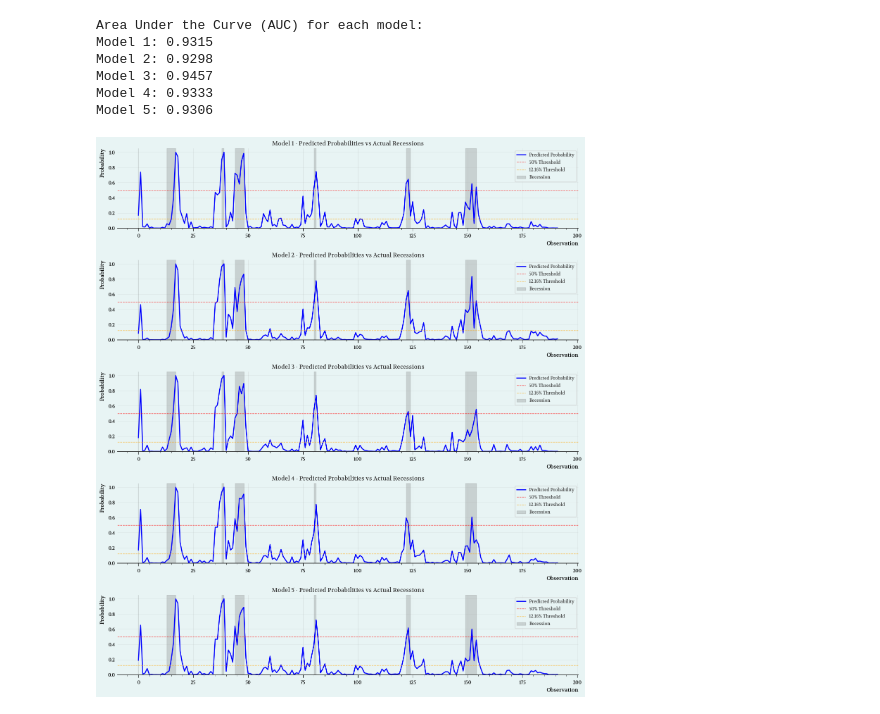
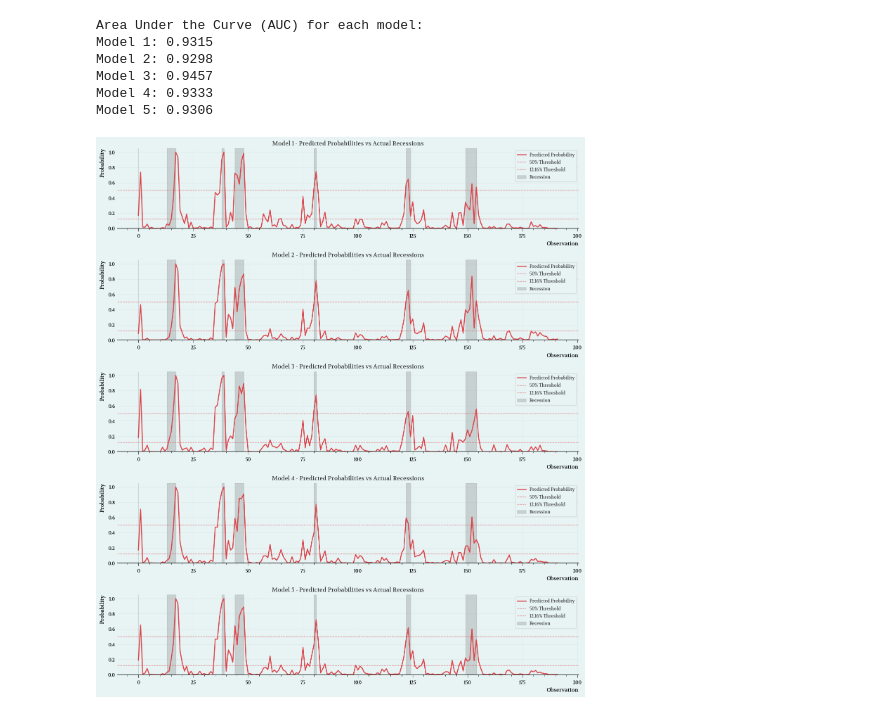
Before and after one commit to ignaciomacan/project3, a Jupyter notebook: josh_section3.ipynb, the cells around one changed output. Drawn from its saved outputs; the diff is of its cells as text; code cells hidden in the pictures.

```diff
--- a/josh_section3.ipynb
+++ b/josh_section3.ipynb
@@ -193,22 +178,3 @@ INVR          -19.8153      9.253     -2.141      0.032     -37.951      -1.679
 HP_change      -0.3634      0.195     -1.861      0.063      -0.746       0.019
 TOBQ            0.0797      0.494      0.161      0.872      -0.889       1.049
 ===============================================================================
-# %%
-coef_dict = {}
-
-for i, model in enumerate([model1, model2, model3, model4, model5],
-                          start=1):
-    coef_dict[f'Model {i}'] = model.params
-
-coef_table = pd.DataFrame(coef_dict)
-
-if 'Intercept' in coef_table.index:
-    coef_table = coef_table.rename(index={'Intercept': 'Constant'})
-
-order = ['CGDP_change', 'CPIR', 'MA', 'INVR', 'HP_change',
-         'IR_change', 'ROP', 'IROR', 'LSOI_change', 'TOBQ',
-         'Constant']
-ordered_index = [var for var in order if var in coef_table.index]
-coef_table = coef_table.reindex(ordered_index)
-
-coef_table
@@ -357,0 +181,12 @@ final_table
+# %%
+X = 'CGDP_change + CPIR + MA + INVR + HP_change'
+
+model1 = smf.probit(f'R ~ {X} + IR_change', df).fit(data=df, disp=0)
+
+model2 = smf.probit(f'R ~ {X} + ROP', df).fit(data=df, disp=0)
+
+model3 = smf.probit(f'R ~ {X} + IROR', df).fit(data=df, disp=0)
+
+model4 = smf.probit(f'R ~ {X} + LSOI_change', df).fit(data=df, disp=0)
+
+model5 = smf.probit(f'R ~ {X} + TOBQ', df).fit(data=df, disp=0)
@@ -419,11 +415,11 @@ for idx, (model, name) in enumerate(zip(models, model_names)):
 
     x = np.arange(len(predictions))
 
-    axes[idx].plot(x, predictions, color='blue', linewidth=2,
+    axes[idx].plot(x, predictions, linewidth=2,
                    label='Predicted Probability')
-    axes[idx].axhline(y=0.5, color='red', linestyle='--',
+    axes[idx].axhline(y=0.5, linestyle='--',
                      linewidth=1, alpha=0.7, label='50% Threshold')
-    axes[idx].axhline(y=0.1216, color='orange', linestyle='--',
+    axes[idx].axhline(y=0.1216, linestyle='--',
                      linewidth=1, alpha=0.7, label='12.16% Threshold')
 
     in_recession = False
@@ -432,35 +428,35 @@ for idx, (model, name) in enumerate(zip(models, model_names)):
 
     for i in range(len(actual)):
         if actual[i] == 1 and not in_recession:
             recession_start = i
             in_recession = True
         elif actual[i] == 0 and in_recession:
             axes[idx].axvspan(recession_start, i-1, alpha=0.3,
                             color='gray',
                             label='Recession' if first_recession else '')
             in_recession = False
             first_recession = False
 
     if in_recession:
         axes[idx].axvspan(recession_start, len(actual)-1, alpha=0.3,
                         color='gray',
                         label='Recession' if first_recession else '')
 
     axes[idx].set_xlabel('Observation', fontsize=11)
     axes[idx].set_ylabel('Probability', fontsize=11)
     axes[idx].set_title(
         f'{name} - Predicted Probabilities vs Actual Recessions',
         fontsize=12,
         fontweight='bold'
     )
     axes[idx].set_ylim([0, 1.05])
     axes[idx].legend(loc='upper right', fontsize=9)
     axes[idx].grid(True, alpha=0.3)
 
+plt.tight_layout(pad=1.0)
 plt.show()
-plt.tight_layout()
 # %% [output]
-[figure, old version]
+[figure, new version]
 # %%
 variables = [
     'R', 'CGDP_change', 'CPIR', 'MA', 'INVR', 'HP_change',
```
Also changed, not shown: parts of 9 cells of this notebook.
